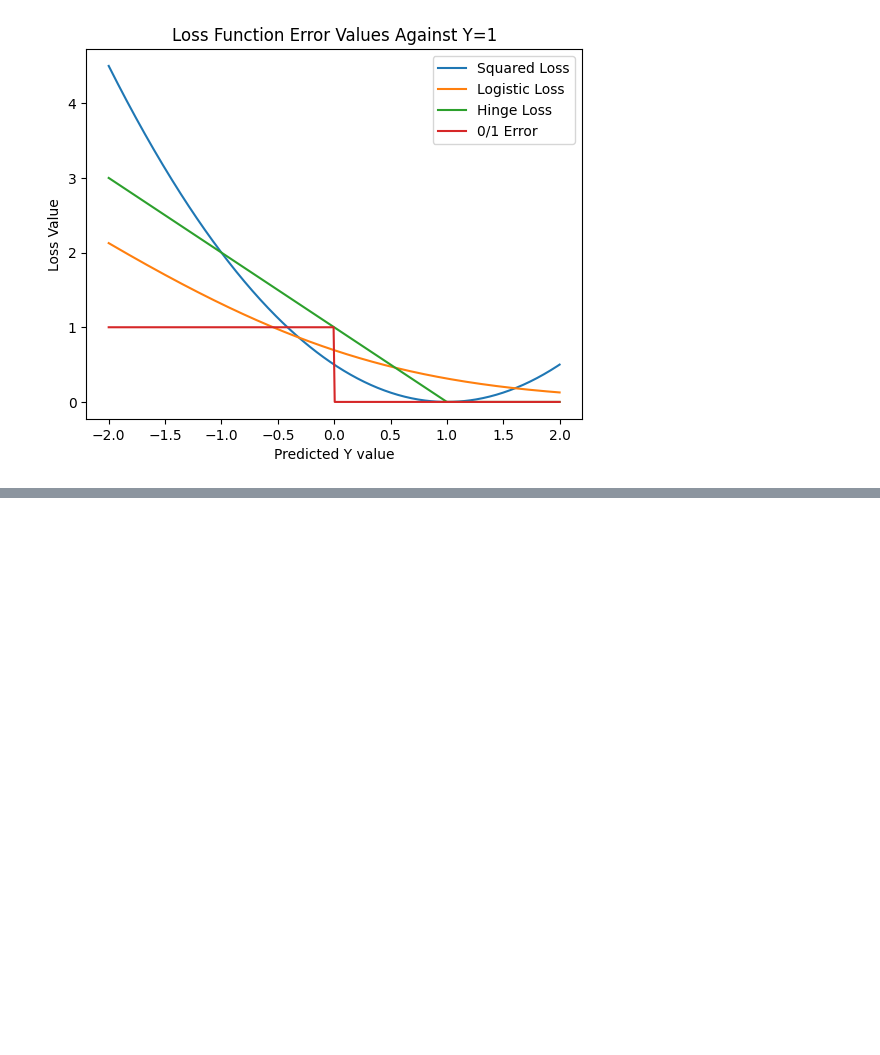
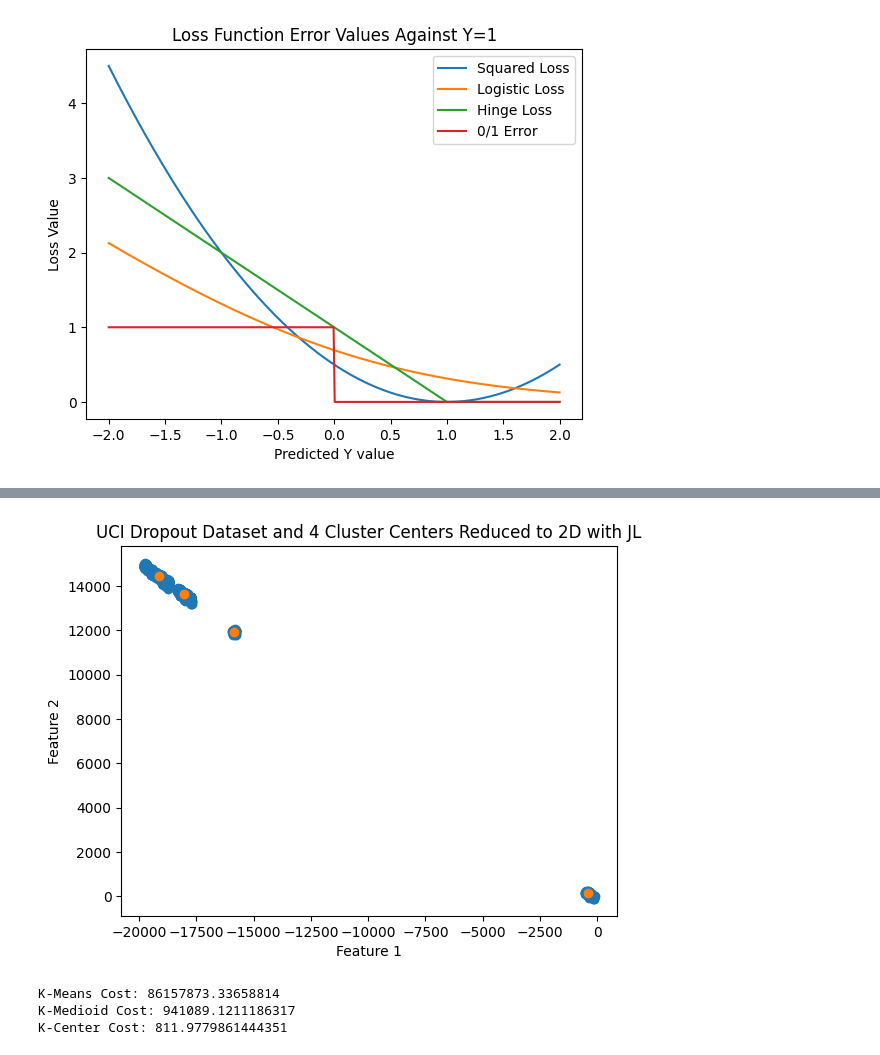
Before and after one commit to NickyDCFP/Loss-Function-Comparison, a Jupyter notebook: visualization.ipynb, the cells around one changed output, grey strips where cells are left out. Cells and saved outputs as stored; diff of their text form; code cells hidden in the pictures; blank space fills up the shorter version.

```diff
--- a/visualization.ipynb
+++ b/visualization.ipynb
@@ -27,0 +56,4 @@ plt.show()
+# %%
+JL: np.ndarray = np.random.normal(size=((X.shape[1], 2)))
+X_JL: np.ndarray = X.dot(JL)
+cluster_centers_JL: np.ndarray = cluster_centers.dot(JL)
@@ -27,0 +69,9 @@ plt.show()
+# %%
+plt.scatter(X_JL[:, 0], X_JL[:, 1], label="Dataset")
+plt.scatter(cluster_centers_JL[:, 0], cluster_centers_JL[:, 1], label="Cluster Centers")
+plt.xlabel("Feature 1")
+plt.ylabel("Feature 2")
+plt.title("UCI Dropout Dataset and 4 Cluster Centers Reduced to 2D with JL")
+plt.show()
+# %% [output]
+[figure, added]
@@ -27,0 +101,8 @@ plt.show()
+# %%
+print(f"K-Means Cost: {kmeans_cost(X, cluster_centers)}")
+print(f"K-Medioid Cost: {kmedoid_cost(X, cluster_centers, 'cityblock')}")
+print(f"K-Center Cost: {kcenter_cost(X, cluster_centers, 'cityblock')}")
+# %% [output]
+K-Means Cost: 86157873.33658814
+K-Medioid Cost: 941089.1211186317
+K-Center Cost: 811.9779861444351
```
Also changed, not shown: parts of 21 cells of this notebook, 2 other files.
